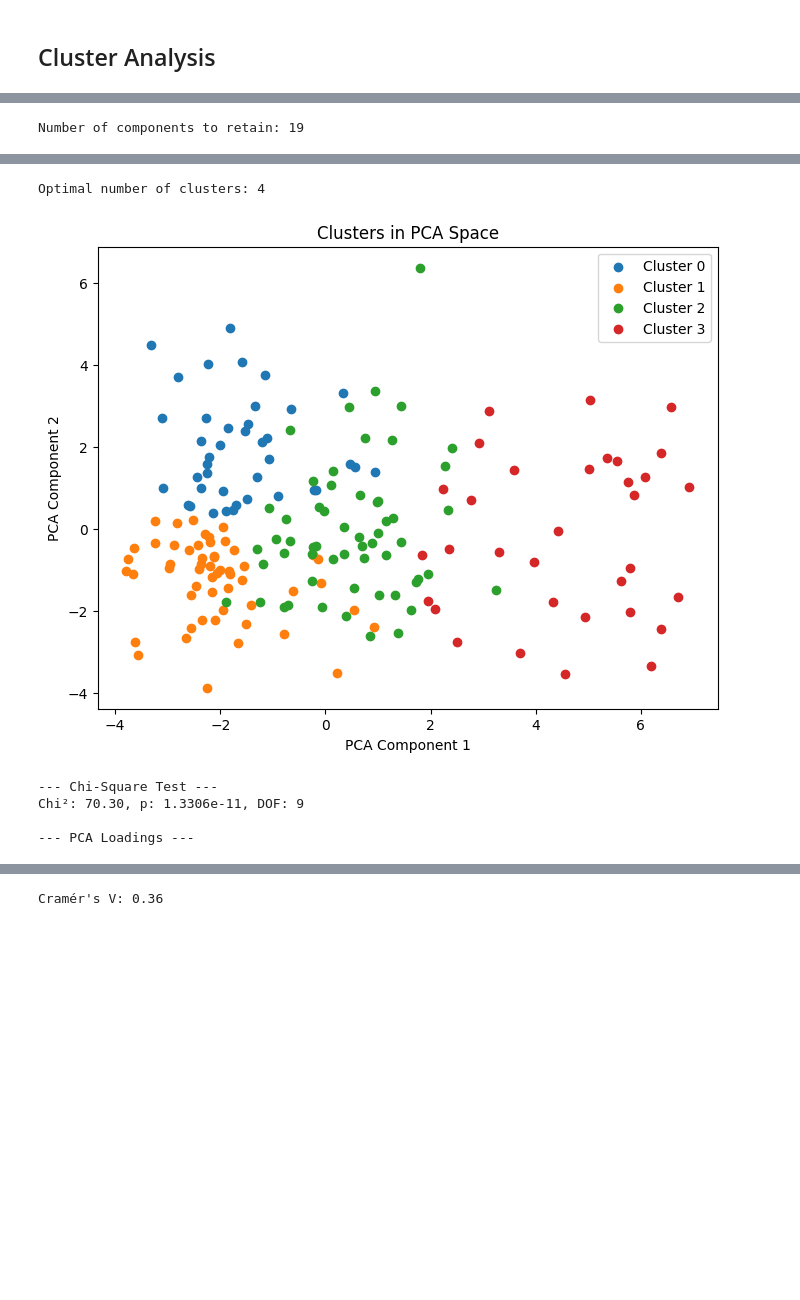
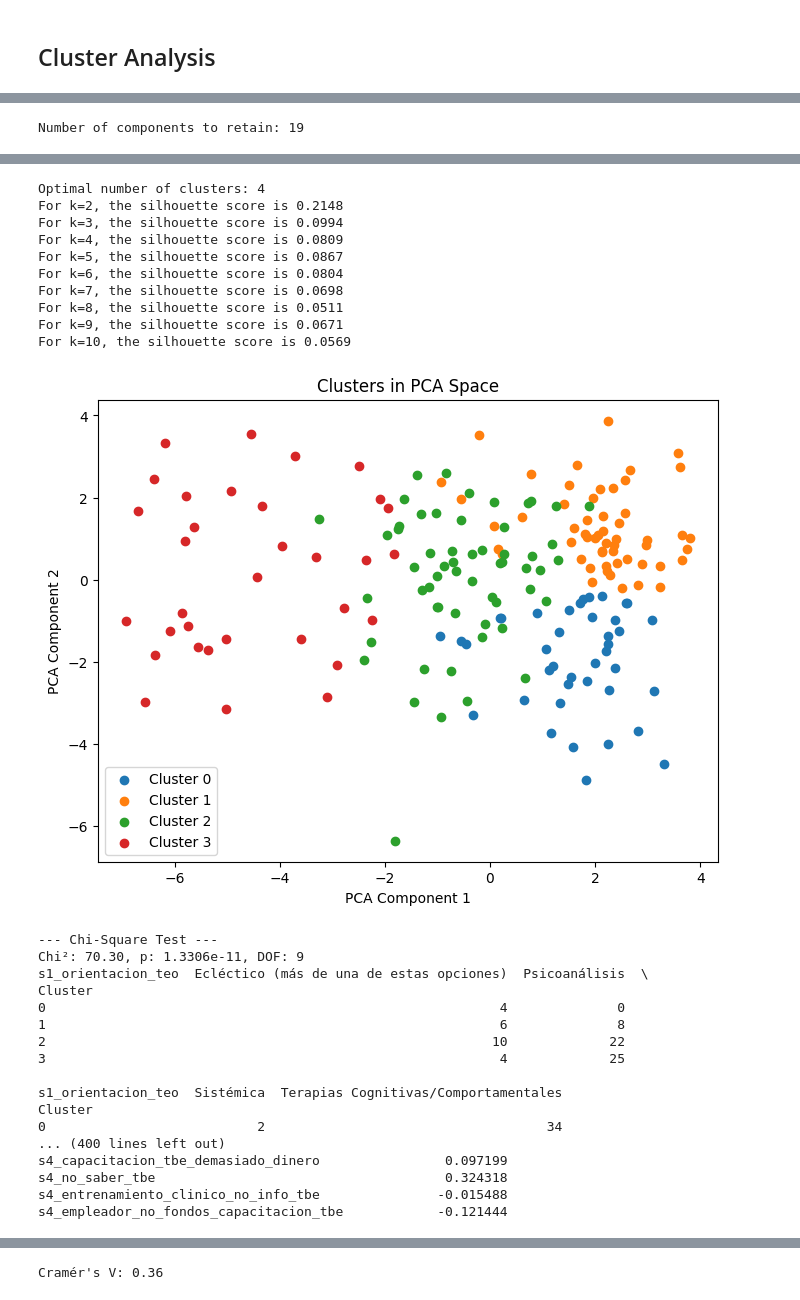
Before and after one commit to Nicobruno92/Psy_ResearchAttitudes, a Jupyter notebook: notebooks/analysis/cluster_analysis.ipynb, the cells around one changed output, grey strips where cells are left out. Drawn from its saved outputs; the diff is of its cells as text; code cells hidden in the pictures; blank space fills up the shorter version.

Commit message:
updated cluster analysis to test for reproducibility in other computers

```diff
--- a/notebooks/analysis/cluster_analysis.ipynb
+++ b/notebooks/analysis/cluster_analysis.ipynb
@@ -73,19 +77,16 @@ all_data_clean = all_data.dropna()
 features = all_data_clean.drop(columns=demographic_vars)
 target = all_data_clean['s1_orientacion_teo']
 # %%
-from sklearn.preprocessing import StandardScaler
-from sklearn.metrics import silhouette_score
-from kneed import KneeLocator
-
-# Set random seed for reproducibility
+# Fix all sources of randomness
+random.seed(42)
 np.random.seed(42)
 
 # Standardize the features before PCA
 scaler = StandardScaler()
-features_scaled = scaler.fit_transform(features)
+features_scaled = scaler.fit_transform(features.astype(np.float32))  # Ensures 32-bit precision for consistency
 
-# PCA
-pca = PCA()
+# PCA with fixed random state
+pca = PCA(random_state=42, svd_solver="full")  # Use "full" solver for deterministic results
 pca_data = pca.fit_transform(features_scaled)
 explained_variance_ratio = pca.explained_variance_ratio_
 cumulative_variance = np.cumsum(explained_variance_ratio)
@@ -105,13 +106,14 @@ plt.show()
 n_components = np.argmax(cumulative_variance >= 0.8) + 1
 print(f"Number of components to retain: {n_components}")
 
-pca = PCA(n_components=n_components)
+# Re-run PCA with the chosen number of components
+pca = PCA(n_components=n_components, random_state=42, svd_solver="full")
 pca_reduced_data = pca.fit_transform(features_scaled)
 
 # K-Means: Determine optimal clusters using Elbow Method
 wcss = []
 for k in range(1, 11):
-    kmeans = KMeans(n_clusters=k, random_state=42)
+    kmeans = KMeans(n_clusters=k, n_init=10, random_state=42, algorithm="lloyd")  # Ensure stability
     kmeans.fit(pca_reduced_data)
     wcss.append(kmeans.inertia_)
 
@@ -124,48 +126,80 @@ plt.title('Elbow Method for Optimal K')
 plt.grid(True)
 plt.show()
 
-# Identify optimal clusters
+# Identify optimal number of clusters using KneeLocator
 optimal_k = KneeLocator(range(1, 11), wcss, curve="convex", direction="decreasing").knee
 print(f"Optimal number of clusters: {optimal_k}")
 
+# Compute silhouette scores for verification
+silhouette_scores = []
+for k in range(2, 11):  # Silhouette score is invalid for k=1
+    kmeans = KMeans(n_clusters=k, n_init=10, random_state=42, algorithm="lloyd")
+    labels = kmeans.fit_predict(pca_reduced_data)
+    silhouette_avg = silhouette_score(pca_reduced_data, labels)
+    silhouette_scores.append((k, silhouette_avg))
+    print(f"For k={k}, the silhouette score is {silhouette_avg:.4f}")
+
 # Fit K-Means with optimal clusters
-kmeans = KMeans(n_clusters=optimal_k, random_state=42)
+kmeans = KMeans(n_clusters=optimal_k, n_init=10, random_state=42, algorithm="lloyd")
 cluster_labels = kmeans.fit_predict(pca_reduced_data)
 
 # Add cluster labels to the data
+all_data_clean = all_data_clean.copy()  # Ensure we don't modify the original DataFrame
 all_data_clean['Cluster'] = cluster_labels
 
 # Visualize clusters in 2D PCA space
 plt.figure(figsize=(8, 6))
 for cluster in np.unique(cluster_labels):
     plt.scatter(pca_reduced_data[cluster_labels == cluster, 0],
                 pca_reduced_data[cluster_labels == cluster, 1],
                 label=f'Cluster {cluster}')
 plt.title('Clusters in PCA Space')
 plt.xlabel('PCA Component 1')
 plt.ylabel('PCA Component 2')
 plt.legend()
 plt.show()
 
 # Chi-Square Test
 cross_tab = pd.crosstab(all_data_clean['Cluster'], all_data_clean['s1_orientacion_teo'])
 chi2, p, dof, expected = chi2_contingency(cross_tab)
 print("\n--- Chi-Square Test ---")
 print(f"Chi²: {chi2:.2f}, p: {p:.4e}, DOF: {dof}")
-cross_tab
+print(cross_tab)
 
 # PCA Loadings
 loadings = pd.DataFrame(pca.components_.T, index=features.columns,
                         columns=[f'PC{i+1}' for i in range(n_components)])
 print("\n--- PCA Loadings ---")
-loadings
+print(loadings)
 # %% [output]
 [figure]
 Number of components to retain: 19
 [figure]
 Optimal number of clusters: 4
+For k=2, the silhouette score is 0.2148
+For k=3, the silhouette score is 0.0994
+For k=4, the silhouette score is 0.0809
+For k=5, the silhouette score is 0.0867
+For k=6, the silhouette score is 0.0804
+For k=7, the silhouette score is 0.0698
+For k=8, the silhouette score is 0.0511
+For k=9, the silhouette score is 0.0671
+For k=10, the silhouette score is 0.0569
-[figure, old version]
+[figure, new version]
 --- Chi-Square Test ---
 Chi²: 70.30, p: 1.3306e-11, DOF: 9
+s1_orientacion_teo  Ecléctico (más de una de estas opciones)  Psicoanálisis  \
+Cluster
+0                                                          4              0
+1                                                          6              8
+2                                                         10             22
+3                                                          4             25
 
---- PCA Loadings ---
+s1_orientacion_teo  Sistémica  Terapias Cognitivas/Comportamentales
+Cluster
+0                           2                                    34
+... (400 lines left out)
+s4_capacitacion_tbe_demasiado_dinero                0.097199
+s4_no_saber_tbe                                     0.324318
+s4_entrenamiento_clinico_no_info_tbe               -0.015488
+s4_empleador_no_fondos_capacitacion_tbe            -0.121444
```
Also changed, not shown: parts of 7 cells of this notebook.
